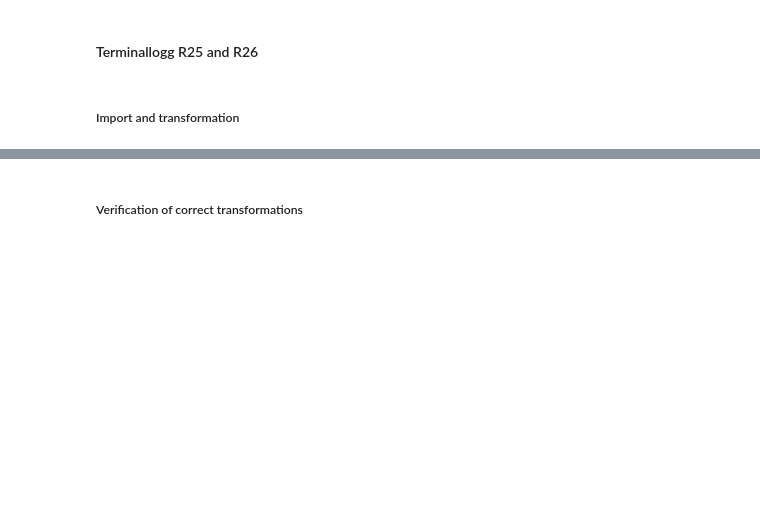
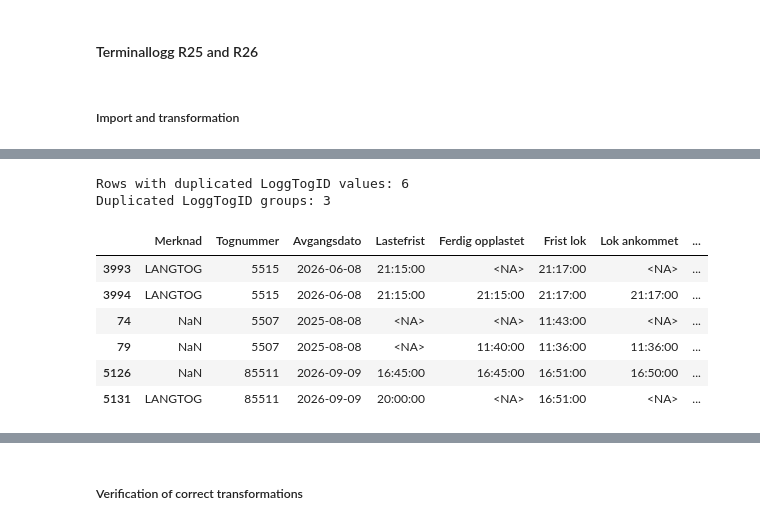
Before and after one commit to KriStrom/masteroppgave26SixSigmaDataanalyse, a Jupyter notebook: 01_measure_phase/01_01_data_quality_analysis.ipynb, the cells around one changed output, grey strips where cells are left out. Saved outputs shown, nothing was run; the diff lists cells and outputs as text; code cells hidden in the pictures; blank space fills up the shorter version.

Commit message:
made pipelines for final clean terminallogs and vy data

```diff
--- a/01_measure_phase/01_01_data_quality_analysis.ipynb
+++ b/01_measure_phase/01_01_data_quality_analysis.ipynb
@@ -2908,6 +2914,14 @@ The following table summarizes the measures to be implemented (or not) based on
 | **Terminal logs: R25 and R26** | - Cancelled departures<br>- Rows without `Tognummer` or `LoggTogID`<br>- Empty rows<br>- Incomplete duplicate records<br>- One instance of duplicate `LoggTogID` rows, after checking the records<br>- Rows outside the analysis period | - Combine R25 and R26 after aligning column names and data types<br>- Keep actual departures during the analysis period<br>- Keep records with incomplete terminal timestamps<br>- Keep overnight departures<br>- Convert IDs to `str`<br>- Convert dates to `datetime64[us]` and optionally add a visual `DD-MM-YYYY` column<br>- Store timestamps as date-independent `HH:MM:SS` strings adjusted to `Europe/Oslo`<br>- Convert delay amounts to nullable `Int64` minutes<br>- Store delay codes, comments, and categorical fields as strings | - Do not remove records merely because one or more terminal timestamps are missing<br>- Do not automatically remove possible overnight departures<br>- Do not automatically remove process-time outliers<br>- Use complete-case subsets when calculating process durations requiring all timestamps<br>- Do not automatically date-adjust possible overnight records | Main source for terminal-process measures and terminal departure performance |
 # %% [markdown]
 ### Import and preparation of each dataset
+# %%
+# Imports
+import re
+import pandas as pd
+
+# Configuration
+start_date = pd.Timestamp("2025-08-01")
+end_date = pd.Timestamp("2026-09-16")
 # %% [markdown]
 #### Terminallogg R25 and R26
 # %% [markdown]
@@ -2914,0 +3256,39 @@ The following table summarizes the measures to be implemented (or not) based on
+# %%
+# ---------------------------------------------------------------------
+# Check duplicate LoggTogID values for manual review
+# ---------------------------------------------------------------------
+
+duplicate_logg_tog_id_mask = (
+    df_terminallogg_filtered["LoggTogID"]
+    .duplicated(keep=False)
+)
+
+df_terminallogg_duplicate_logg_tog_ids = (
+    df_terminallogg_filtered.loc[
+        duplicate_logg_tog_id_mask
+    ]
+    .sort_values("LoggTogID")
+    .copy()
+)
+
+print(
+    "Rows with duplicated LoggTogID values:",
+    len(df_terminallogg_duplicate_logg_tog_ids),
+)
+
+print(
+    "Duplicated LoggTogID groups:",
+    df_terminallogg_duplicate_logg_tog_ids["LoggTogID"].nunique(),
+)
+
+display(df_terminallogg_duplicate_logg_tog_ids)
+# %% [output]
+Rows with duplicated LoggTogID values: 6
+Duplicated LoggTogID groups: 3
+|  | Merknad | Tognummer | Avgangsdato | Lastefrist | Ferdig opplastet | Frist lok | Lok ankommet | ... |
+| 3993 | LANGTOG | 5515 | 2026-06-08 | 21:15:00 | <NA> | 21:17:00 | <NA> | ... |
+| 3994 | LANGTOG | 5515 | 2026-06-08 | 21:15:00 | 21:15:00 | 21:17:00 | 21:17:00 | ... |
+| 74 | NaN | 5507 | 2025-08-08 | <NA> | <NA> | 11:43:00 | <NA> | ... |
+| 79 | NaN | 5507 | 2025-08-08 | <NA> | 11:40:00 | 11:36:00 | 11:36:00 | ... |
+| 5126 | NaN | 85511 | 2026-09-09 | 16:45:00 | 16:45:00 | 16:51:00 | 16:50:00 | ... |
+| 5131 | LANGTOG | 85511 | 2026-09-09 | 20:00:00 | <NA> | 16:51:00 | <NA> | ... |
```
Also changed, not shown: parts of 13 cells of this notebook.
